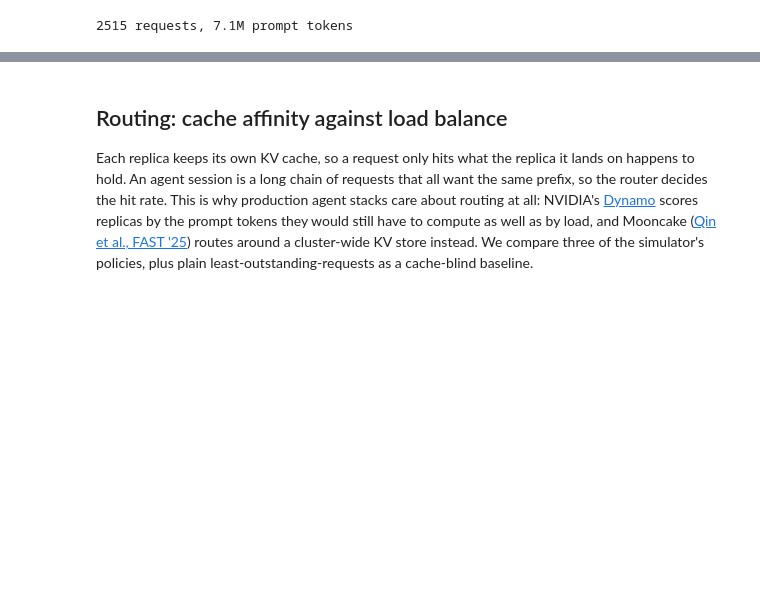
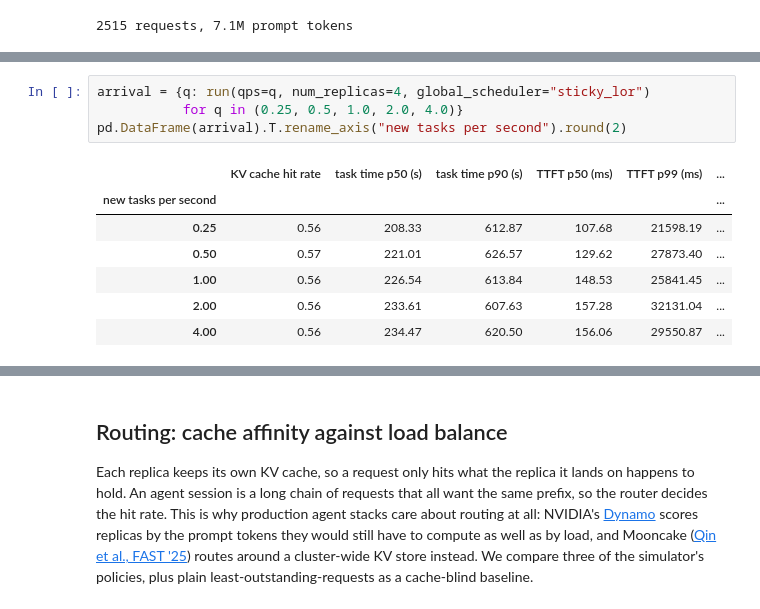
Before and after one commit to kwmaeng91/studying-llm-systems-without-gpus, a Jupyter notebook: docs/lectures/07-scheduling-agentic-workloads.ipynb, the cells around one changed output, grey strips where cells are left out. Cells and saved outputs as stored; diff of their text form; blank space fills up the shorter version.

```diff
--- a/docs/lectures/07-scheduling-agentic-workloads.ipynb
+++ b/docs/lectures/07-scheduling-agentic-workloads.ipynb
@@ -63,0 +94,12 @@ print(f"{len(busy_sessions)} requests, "
+# %%
+arrival = {q: run(qps=q, num_replicas=4, global_scheduler="sticky_lor")
+           for q in (0.25, 0.5, 1.0, 2.0, 4.0)}
+pd.DataFrame(arrival).T.rename_axis("new tasks per second").round(2)
+# %% [output]
+|  | KV cache hit rate | task time p50 (s) | task time p90 (s) | TTFT p50 (ms) | TTFT p99 (ms) | ... |
+| new tasks per second |  |  |  |  |  | ... |
+| 0.25 | 0.56 | 208.33 | 612.87 | 107.68 | 21598.19 | ... |
+| 0.50 | 0.57 | 221.01 | 626.57 | 129.62 | 27873.40 | ... |
+| 1.00 | 0.56 | 226.54 | 613.84 | 148.53 | 25841.45 | ... |
+| 2.00 | 0.56 | 233.61 | 607.63 | 157.28 | 32131.04 | ... |
+| 4.00 | 0.56 | 234.47 | 620.50 | 156.06 | 29550.87 | ... |
```
Also changed, not shown: parts of 13 cells of this notebook, 4 other files.
